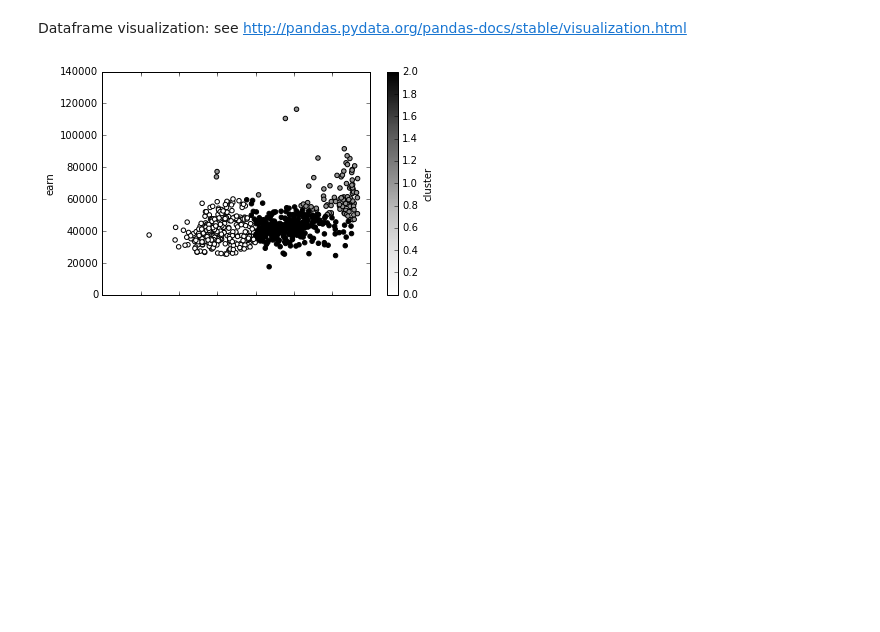
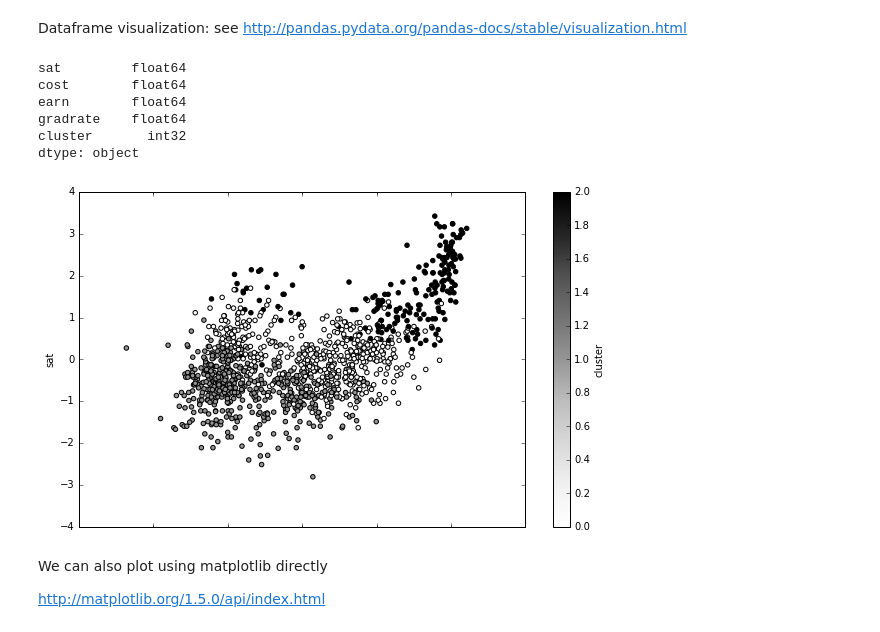
Before and after one commit to peterfig/intro2ml, a Jupyter notebook: college.ipynb, the cells around one changed output. Drawn from its saved outputs; the diff is of its cells as text; code cells hidden in the pictures; blank space fills up the shorter version.

```diff
--- a/college.ipynb
+++ b/college.ipynb
@@ -110,0 +234,3 @@ KMeans(copy_x=True, init='k-means++', max_iter=300, n_clusters=3, n_init=10,
+# %%
+dfscale = pandas.DataFrame(skpp.scale(dfc)).rename(columns={0:'sat', 1:'cost', 2:'earn', 3:'gradrate'})
+dfscale.describe()
@@ -110,0 +272,4 @@ KMeans(copy_x=True, init='k-means++', max_iter=300, n_clusters=3, n_init=10,
+# %%
+from sklearn.cluster import KMeans
+km = KMeans(init='k-means++', n_clusters=3)
+km.fit(dfscale)
@@ -111,5 +280,5 @@ KMeans(copy_x=True, init='k-means++', max_iter=300, n_clusters=3, n_init=10,
 # %%
-clusters = km.predict(dfc)
+clusters = km.predict(dfscale)
 # %%
 clusters
 # %% [output]
@@ -133,3 +286,3 @@ array([0, 0, 0, 2, 0, 0, 0, 0, 2, 0, 2, 0, 2, 2, 0, 0, 0, 0, 2, 0, 0, 2, 2,
 # %%
-dfc['cluster'] = clusters
+dfscale['cluster'] = clusters
 # %%
@@ -172,4 +323,18 @@ Dataframe visualization: see http://pandas.pydata.org/pandas-docs/stable/visuali
+# %%
+dfscale.columns
+dfscale.dtypes
+# %% [output]
+sat         float64
+cost        float64
+earn        float64
+gradrate    float64
+cluster       int32
+dtype: object
 # %%
-dfc.plot.scatter(x='AverageCostOfAttendance', y='earn', c='cluster');
+dfscale.plot.scatter(x='cost', y='sat', c='cluster');
 # %% [output]
-[figure, old version]
+[figure, new version]
+# %% [markdown]
+We can also plot using matplotlib directly
+
+http://matplotlib.org/1.5.0/api/index.html
```
Also changed, not shown: parts of 54 cells of this notebook.
